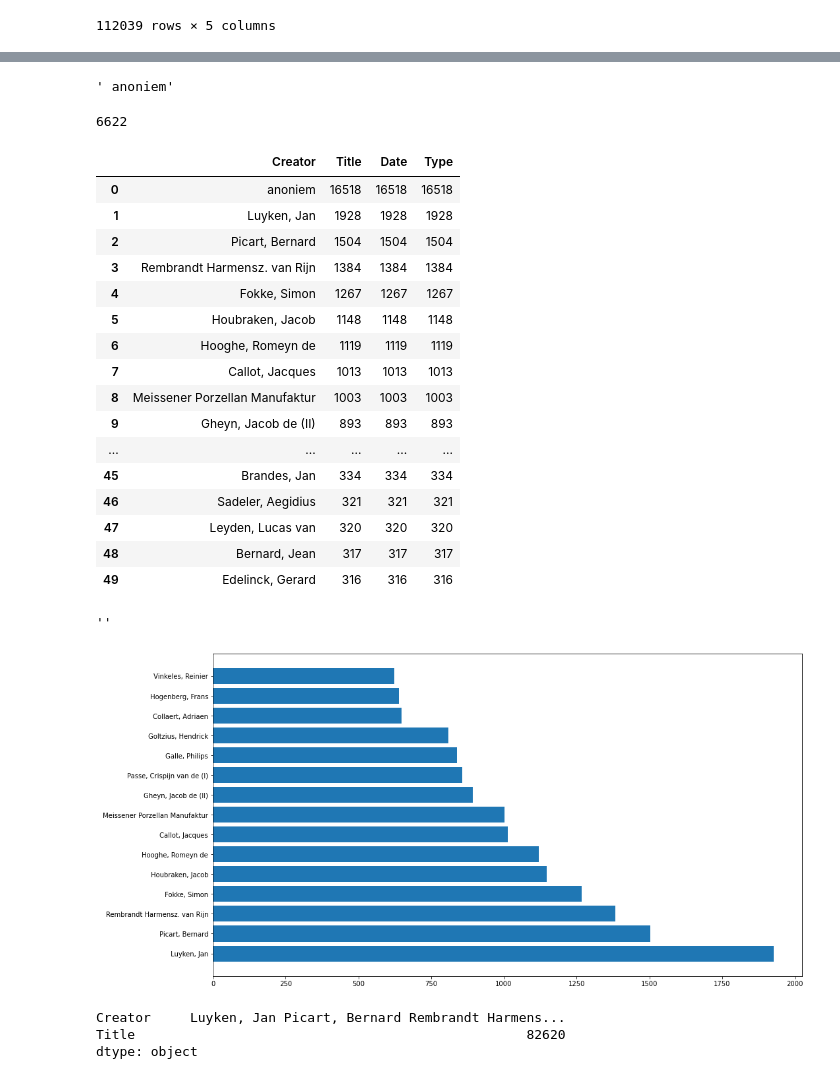
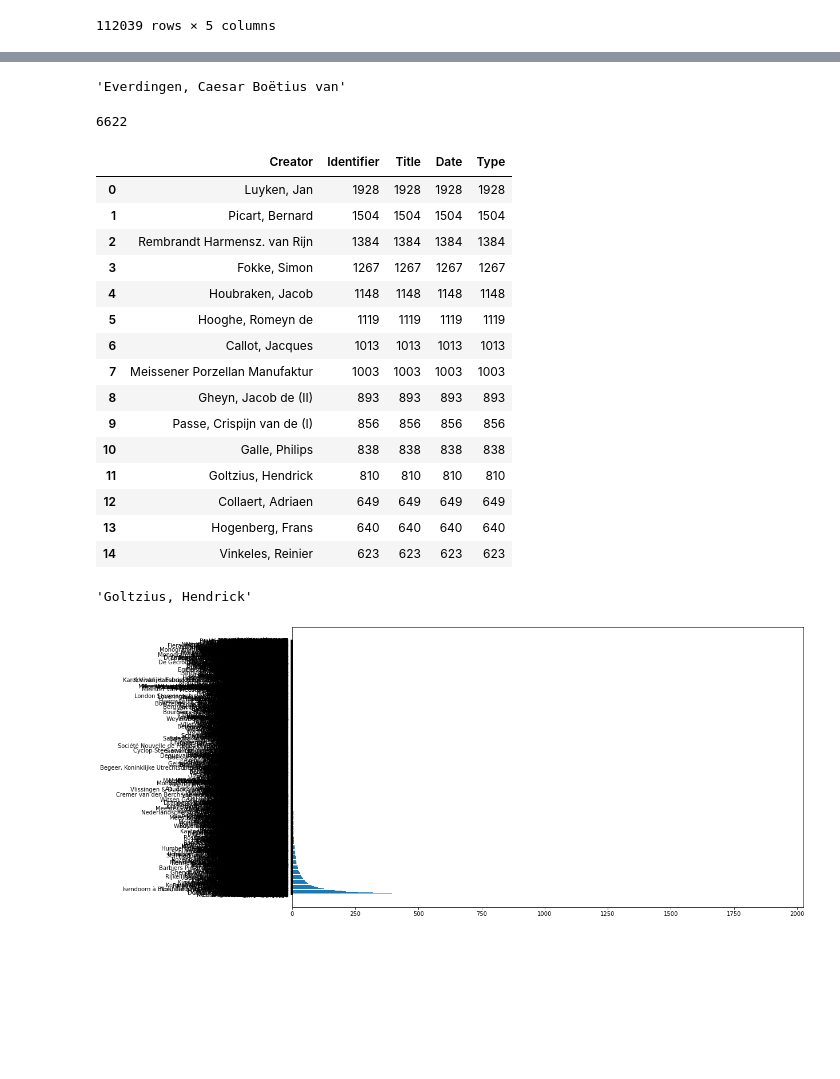
Before and after one commit to lotteph/MSc-Scriptie, a Jupyter notebook: XML files EDA.ipynb, the cells around one changed output, grey strips where cells are left out. Cells and saved outputs as stored; diff of their text form; code cells hidden in the pictures; blank space fills up the shorter version.

```diff
--- a/XML files EDA.ipynb
+++ b/XML files EDA.ipynb
@@ -147,7 +71,6 @@ creators
 # %%
 # creators.to_csv('xml_files.csv', index=False)
-# creators = pd.read_csv('D:/MSc scriptie/Data/xml_files.csv', index_col=0)
-creators = creators.reset_index()
+creators = pd.read_csv('../Data/Rijksmuseum/xml_files.csv')
 creators
 # %% [output]
 |  | Identifier | Creator | Title | Date | Type |
@@ -186,53 +109,48 @@ creators.to_csv('xml_files.csv', index=False)
-# %%
-test = creators[creators.index == 'NG-NM-7753']['Creator']
-test[0]
-# %% [output]
-' anoniem'
+# %%
+# test = creators[creators.Identifier == 'NG-NM-7753']['Creator']
+no_anons.loc[no_anons.Identifier=='SK-A-4878','Creator'].values[0]
+# %% [output]
+'Everdingen, Caesar Boëtius van'
 # %%
 unique_creators = creators['Creator'].unique()
 len(unique_creators)
 # %% [output]
 6622
 # %%
-grouped = creators.groupby('Creator').count()
+grouped = no_anons.groupby('Creator').count()
 
 grouped = grouped.sort_values('Title', ascending=False)
 # selection = grouped
 grouped = grouped.reset_index()
 # grouped = grouped.drop([0, 11])
-grouped.head(50)
+grouped.head(15)
 # %% [output]
-|  | Creator | Title | Date | Type |
-| 0 | anoniem | 16518 | 16518 | 16518 |
-| 1 | Luyken, Jan | 1928 | 1928 | 1928 |
-| 2 | Picart, Bernard | 1504 | 1504 | 1504 |
-| 3 | Rembrandt Harmensz. van Rijn | 1384 | 1384 | 1384 |
-| 4 | Fokke, Simon | 1267 | 1267 | 1267 |
-| 5 | Houbraken, Jacob | 1148 | 1148 | 1148 |
-| 6 | Hooghe, Romeyn de | 1119 | 1119 | 1119 |
-| 7 | Callot, Jacques | 1013 | 1013 | 1013 |
-| 8 | Meissener Porzellan Manufaktur | 1003 | 1003 | 1003 |
-| 9 | Gheyn, Jacob de (II) | 893 | 893 | 893 |
-| ... | ... | ... | ... | ... |
-| 45 | Brandes, Jan | 334 | 334 | 334 |
-| 46 | Sadeler, Aegidius | 321 | 321 | 321 |
-| 47 | Leyden, Lucas van | 320 | 320 | 320 |
-| 48 | Bernard, Jean | 317 | 317 | 317 |
-| 49 | Edelinck, Gerard | 316 | 316 | 316 |
+|  | Creator | Identifier | Title | Date | Type |
+| 0 | Luyken, Jan | 1928 | 1928 | 1928 | 1928 |
+| 1 | Picart, Bernard | 1504 | 1504 | 1504 | 1504 |
+| 2 | Rembrandt Harmensz. van Rijn | 1384 | 1384 | 1384 | 1384 |
+| 3 | Fokke, Simon | 1267 | 1267 | 1267 | 1267 |
+| 4 | Houbraken, Jacob | 1148 | 1148 | 1148 | 1148 |
+| 5 | Hooghe, Romeyn de | 1119 | 1119 | 1119 | 1119 |
+| 6 | Callot, Jacques | 1013 | 1013 | 1013 | 1013 |
+| 7 | Meissener Porzellan Manufaktur | 1003 | 1003 | 1003 | 1003 |
+| 8 | Gheyn, Jacob de (II) | 893 | 893 | 893 | 893 |
+| 9 | Passe, Crispijn van de (I) | 856 | 856 | 856 | 856 |
+| 10 | Galle, Philips | 838 | 838 | 838 | 838 |
+| 11 | Goltzius, Hendrick | 810 | 810 | 810 | 810 |
+| 12 | Collaert, Adriaen | 649 | 649 | 649 | 649 |
+| 13 | Hogenberg, Frans | 640 | 640 | 640 | 640 |
+| 14 | Vinkeles, Reinier | 623 | 623 | 623 | 623 |
 # %%
 grouped.iloc[11]['Creator']
 # %% [output]
-''
+'Goltzius, Hendrick'
 # %%
 fig, ax = plt.subplots(figsize =(16, 9))
 # plt.bar(selection['Creator'], selection['Title'])
-ax.barh(grouped['Creator'][:15], grouped['Title'][:15])
+ax.barh(grouped['Creator'], grouped['Title'])
 plt.show()
 # %% [output]
-[figure, old version]
+[figure, new version]
 # %%
-grouped[grouped['Title'] >= 10].sum()
+frequents = grouped[grouped['Title'] >= 10]
-# %% [output]
-Creator     Luyken, Jan Picart, Bernard Rembrandt Harmens...
-Title                                                  82620
-dtype: object
```
Also changed, not shown: parts of 15 cells of this notebook, 2 other files.
